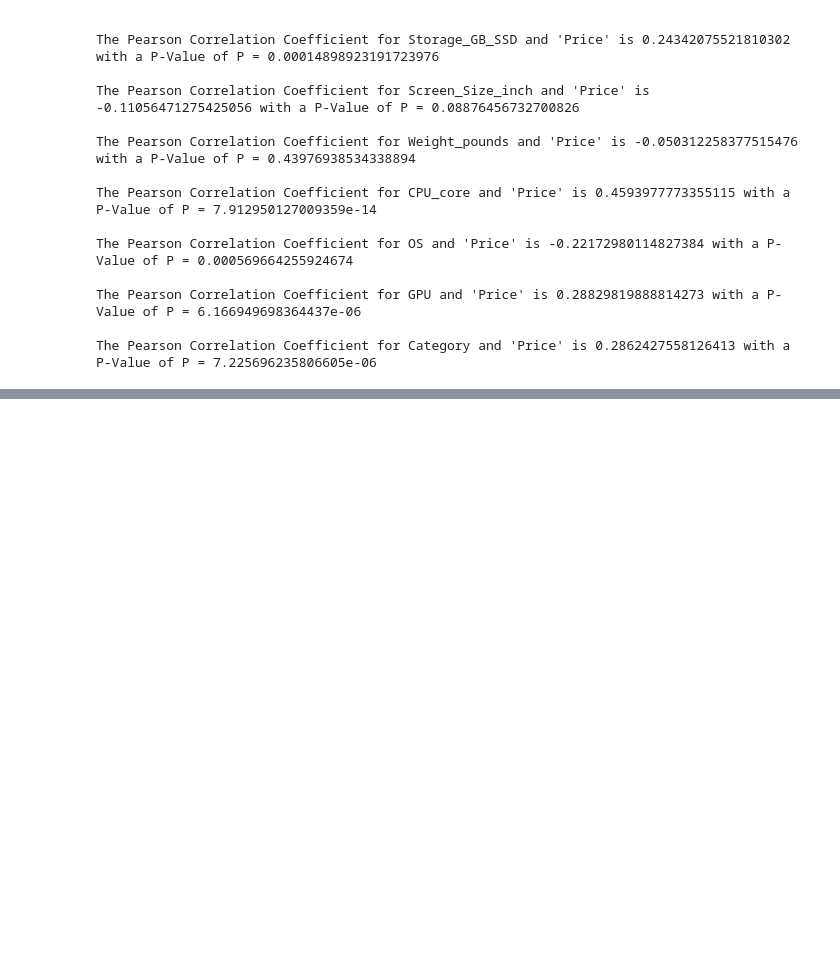
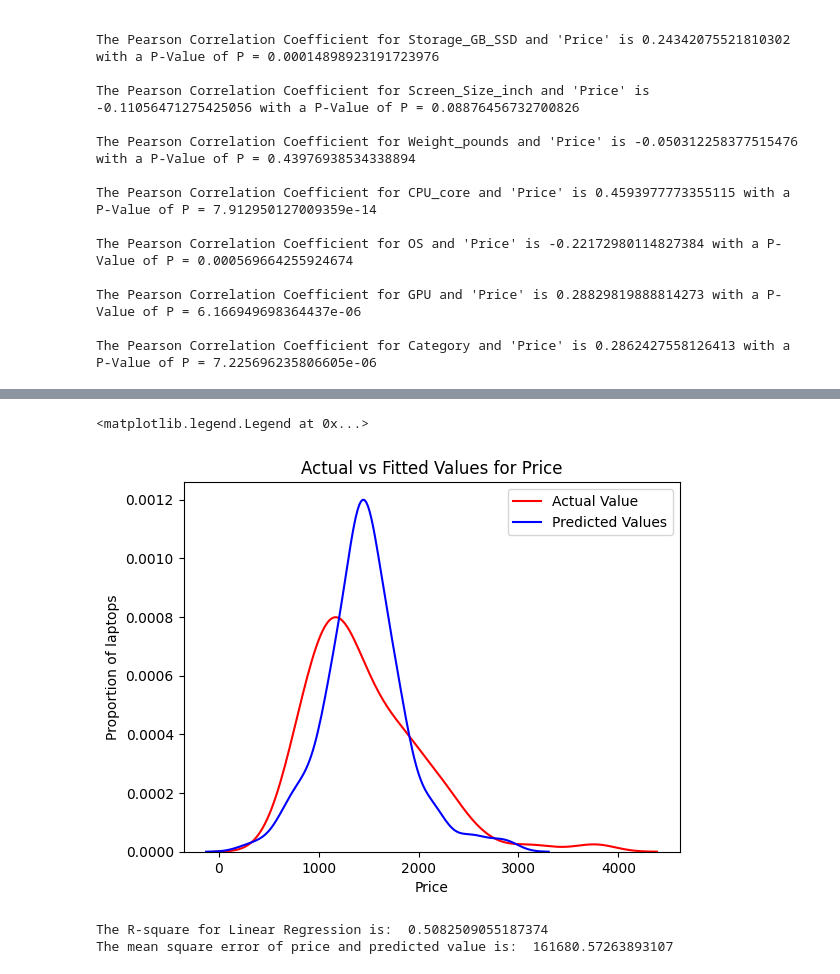
Before and after one commit to schonsnatan/Data-Analysis-Laptops, a Jupyter notebook: project.ipynb, the cells around one changed output, grey strips where cells are left out. Drawn from its saved outputs; the diff is of its cells as text; code cells hidden in the pictures; blank space fills up the shorter version.

```diff
--- a/project.ipynb
+++ b/project.ipynb
@@ -414,0 +482,24 @@ The Pearson Correlation Coefficient for Category and 'Price' is 0.28624275581264
+# %%
+lm1 = LinearRegression()
+Z = df[[ 'CPU_frequency', 'RAM_GB', 'Storage_GB_SSD', 'CPU_core', 'OS', 'GPU', 'Category']]
+lm1.fit(Z,Y)
+Y_hat_mlr = lm1.predict(Z)
+# %%
+ax2 = sns.distplot(df['Price'], hist=False, color='r', label='Actual Value')
+sns. distplot(Y_hat_mlr, hist=False, color='b', label='Fitted Values', ax=ax2)
+
+plt.title('Actual vs Fitted Values for Price')
+plt.xlabel('Price')
+plt.ylabel('Proportion of laptops')
+plt.legend(['Actual Value','Predicted Values'])
+# %% [output]
+<matplotlib.legend.Legend at 0x...>
+[figure, added]
+# %%
+mse_mlr = mean_squared_error(df['Price'],Y_hat_mlr)
+r2_mlr = lm1.score(Z,Y)
+print('The R-square for Linear Regression is: ', r2_mlr)
+print('The mean square error of price and predicted value is: ', mse_mlr)
+# %% [output]
+The R-square for Linear Regression is:  0.5082509055187374
+The mean square error of price and predicted value is:  161680.57263893107
```
Also changed, not shown: parts of 19 cells of this notebook.
